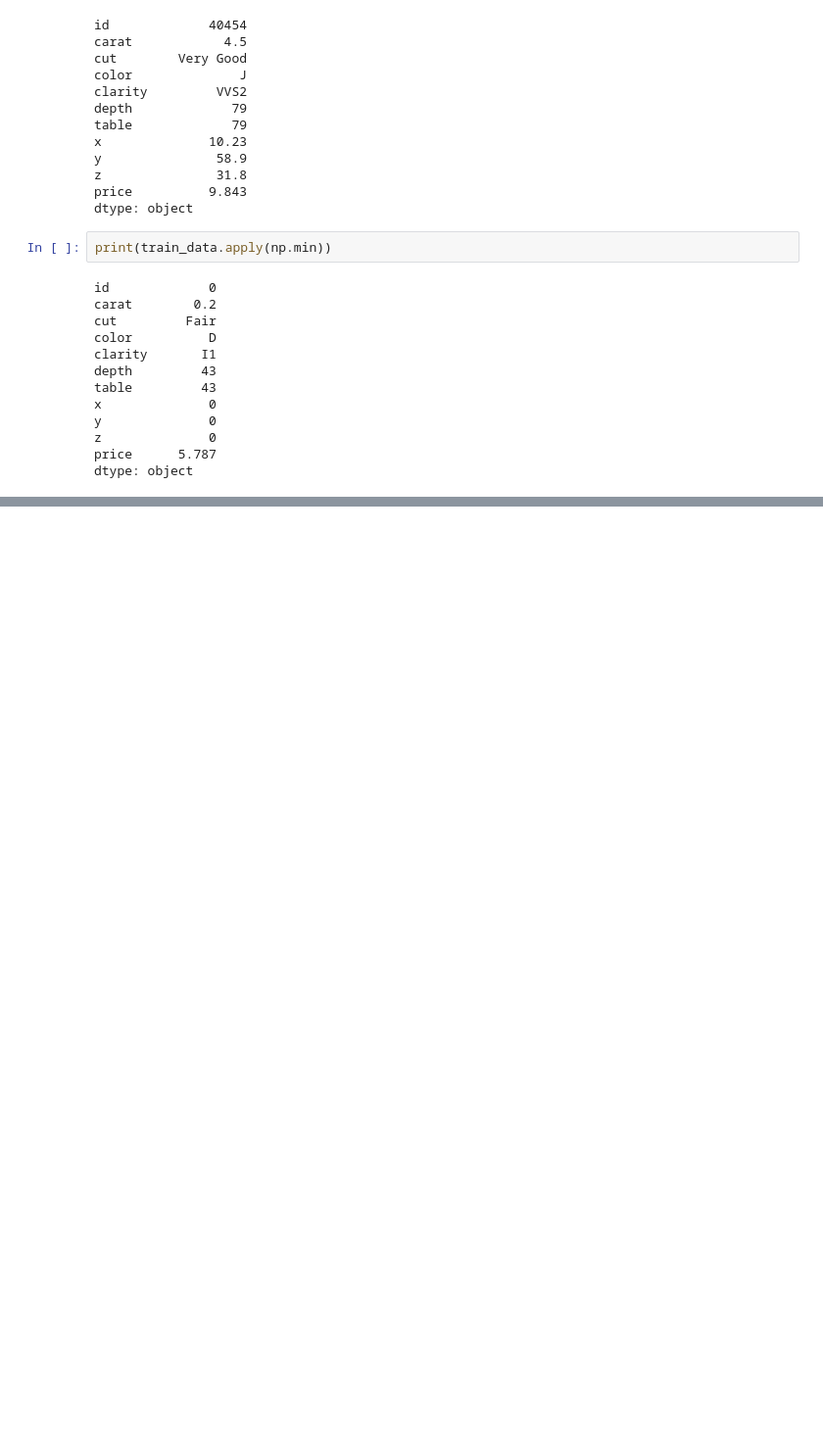
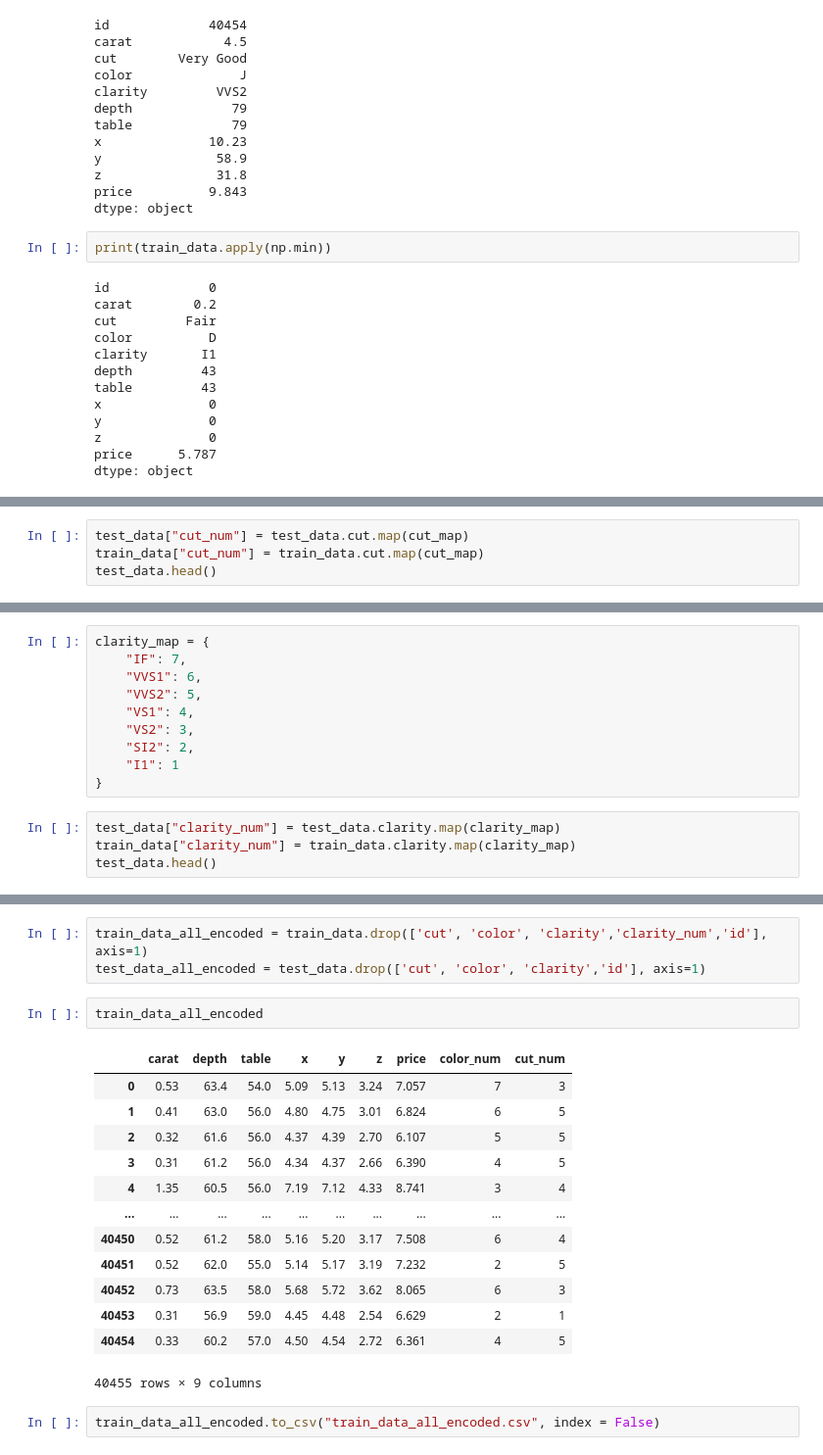
Before and after one commit to Pptrv/diamonds-project, a Jupyter notebook: Exploratory Data Analysis and Cleaning.ipynb, the cells around one changed output, grey strips where cells are left out. Shown at 98% size. Cells and saved outputs as stored; diff of their text form; blank space fills up the shorter version.

```diff
--- a/Exploratory Data Analysis and Cleaning.ipynb
+++ b/Exploratory Data Analysis and Cleaning.ipynb
@@ -184,0 +275,4 @@ dtype: object
+# %%
+test_data["cut_num"] = test_data.cut.map(cut_map)
+train_data["cut_num"] = train_data.cut.map(cut_map)
+test_data.head()
@@ -184,0 +286,14 @@ dtype: object
+# %%
+clarity_map = {
+    "IF": 7,
+    "VVS1": 6,
+    "VVS2": 5,
+    "VS1": 4,
+    "VS2": 3,
+    "SI2": 2,
+    "I1": 1
+}
+# %%
+test_data["clarity_num"] = test_data.clarity.map(clarity_map)
+train_data["clarity_num"] = train_data.clarity.map(clarity_map)
+test_data.head()
@@ -184,0 +307,21 @@ dtype: object
+# %%
+train_data_all_encoded = train_data.drop(['cut', 'color', 'clarity','clarity_num','id'], axis=1)
+test_data_all_encoded = test_data.drop(['cut', 'color', 'clarity','id'], axis=1)
+# %%
+train_data_all_encoded
+# %% [output]
+|  | carat | depth | table | x | y | z | price | color_num | cut_num |
+| 0 | 0.53 | 63.4 | 54.0 | 5.09 | 5.13 | 3.24 | 7.057 | 7 | 3 |
+| 1 | 0.41 | 63.0 | 56.0 | 4.80 | 4.75 | 3.01 | 6.824 | 6 | 5 |
+| 2 | 0.32 | 61.6 | 56.0 | 4.37 | 4.39 | 2.70 | 6.107 | 5 | 5 |
+| 3 | 0.31 | 61.2 | 56.0 | 4.34 | 4.37 | 2.66 | 6.390 | 4 | 5 |
+| 4 | 1.35 | 60.5 | 56.0 | 7.19 | 7.12 | 4.33 | 8.741 | 3 | 4 |
+| ... | ... | ... | ... | ... | ... | ... | ... | ... | ... |
+| 40450 | 0.52 | 61.2 | 58.0 | 5.16 | 5.20 | 3.17 | 7.508 | 6 | 4 |
+| 40451 | 0.52 | 62.0 | 55.0 | 5.14 | 5.17 | 3.19 | 7.232 | 2 | 5 |
+| 40452 | 0.73 | 63.5 | 58.0 | 5.68 | 5.72 | 3.62 | 8.065 | 6 | 3 |
+| 40453 | 0.31 | 56.9 | 59.0 | 4.45 | 4.48 | 2.54 | 6.629 | 2 | 1 |
+| 40454 | 0.33 | 60.2 | 57.0 | 4.50 | 4.54 | 2.72 | 6.361 | 4 | 5 |
+40455 rows × 9 columns
+# %%
+train_data_all_encoded.to_csv("train_data_all_encoded.csv", index = False)
```
Also changed, not shown: parts of 18 cells of this notebook, 8 other files.
